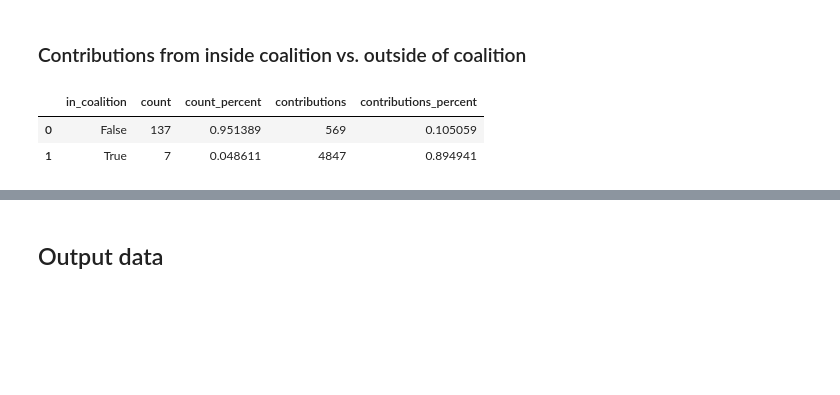
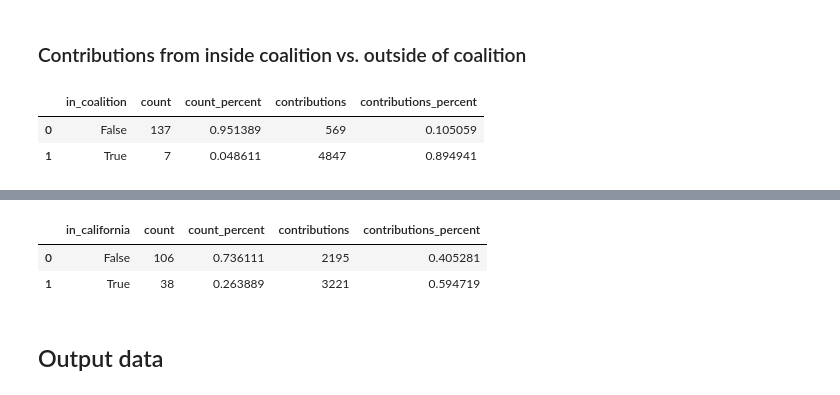
Before and after one commit to palewire/python-calaccess-notebooks, a Jupyter notebook: project-management/contributors.ipynb, the cells around one changed output, grey strips where cells are left out. Cells and saved outputs as stored; diff of their text form; code cells hidden in the pictures; blank space fills up the shorter version.

```diff
--- a/project-management/contributors.ipynb
+++ b/project-management/contributors.ipynb
@@ -331,3 +336,18 @@ coalition_table
+# %%
+california_table = unique_contributors.groupby('in_california').size().reset_index()
+california_table.columns = ['in_california', 'count']
+# %%
+california_table['count_percent'] = california_table['count'] / total_contributors
+# %%
+california_table = california_table.merge(unique_contributors.groupby('in_california').contributions.sum().reset_index())
+# %%
+california_table['contributions_percent'] = california_table['contributions'] / total_contributions
+# %%
+california_table
+# %% [output]
+|  | in_california | count | count_percent | contributions | contributions_percent |
+| 0 | False | 106 | 0.736111 | 2195 | 0.405281 |
+| 1 | True | 38 | 0.263889 | 3221 | 0.594719 |
 # %% [markdown]
 ## Output data
 # %%
```
Also changed, not shown: parts of 3 cells of this notebook.
